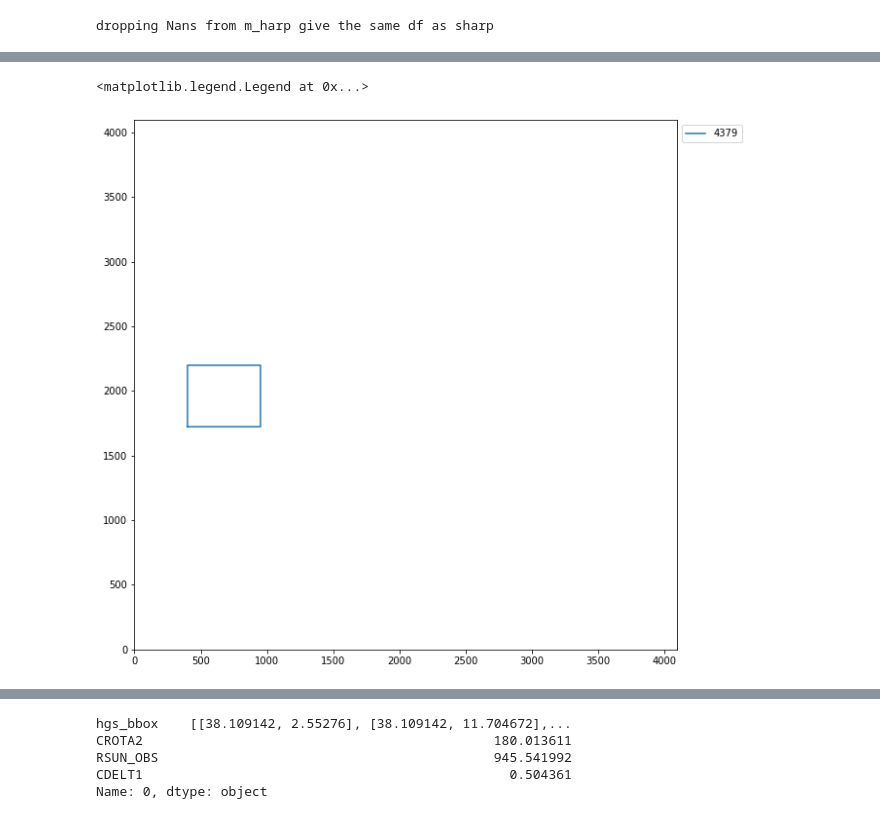
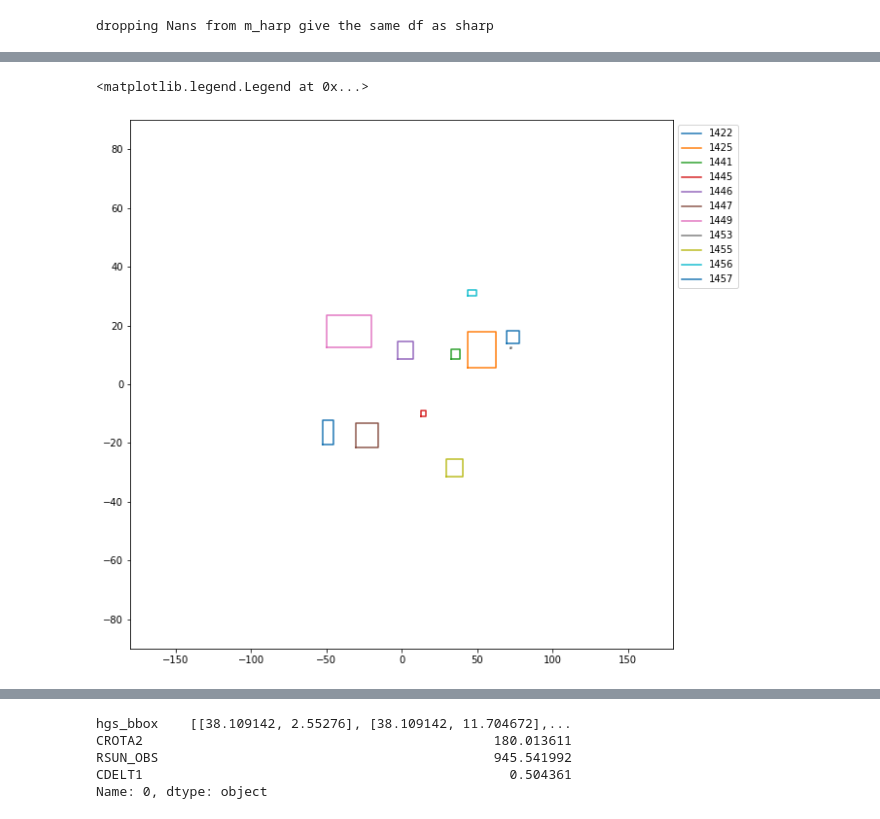
Before and after one commit to jpadial15/ALEXIS_pipeline, a Jupyter notebook: jupyter_notebooks/create_DRMS_HARP_db.ipynb, the cells around one changed output, grey strips where cells are left out. Drawn from its saved outputs; the diff is of its cells as text; code cells hidden in the pictures.

```diff
--- a/jupyter_notebooks/create_DRMS_HARP_db.ipynb
+++ b/jupyter_notebooks/create_DRMS_HARP_db.ipynb
@@ -289,5 +292,5 @@ keys_Mharp = 'AREA,CDELT1,CDELT2,CROTA2,CRPIX1,CRPIX2,CRSIZE1,CRSIZE2,DATE-OBS,H
 # %%
-keys_sharp = 'CDELT1,CDELT2,CROTA2,CRPIX1,CRPIX2,DATE-OBS,HARPNUM,T_FRST,T_FRST1,T_LAST,T_LAST1,T_OBS,NOAA_AR,NOAA_ARS,NOAA_NUM,LAT_MAX,LAT_MIN,LON_MAX,LON_MIN,ABSNJZH,AREA_ACR,TOTPOT,TOTUSJH,TOTUSJZ,SAVNCPP,USFLUX,MEANPOT,MEANGAM,MEANGBH,MEANALP,MEANGBT,MEANGBZ,MEANJZD,MEANJZH,MEANSHR,R_VALUE,SHRGT45'
+keys_sharp = 'IMCRPIX1,IMCRPIX2,AREA,CDELT1,CDELT2,CROTA2,CRPIX1,CRPIX2,CRSIZE1,CRSIZE2,DATE-OBS,HARPNUM,T_FRST,T_FRST1,T_LAST,T_LAST1,T_OBS,NOAA_AR,NOAA_ARS,NOAA_NUM,LAT_MAX,LAT_MIN,LON_MAX,LON_MIN,ABSNJZH,AREA_ACR,TOTPOT,TOTUSJH,TOTUSJZ,SAVNCPP,USFLUX,MEANPOT,MEANGAM,MEANGBH,MEANALP,MEANGBT,MEANGBZ,MEANJZD,MEANJZH,MEANSHR,R_VALUE,SHRGT45'
 # %%
 hmi_ar_query_df_sharp = client.query(jsoc_query_sharp, key= keys_sharp)
 hmi_ar_query_df_sharp
@@ -380,8 +388,6 @@ joined_sharp_mharp_df = join_dataframes(sharp_df, harp_df)
 joined_copy = joined_sharp_mharp_df.copy()
 
 joined_copy['hgs_bbox'] = [create_HGS_bbox(row) for row in joined_copy.itertuples()]
-
-joined_copy['pixel_bbox'] = [create_boundary_box_pixels(row) for row in joined_copy.itertuples()]
 # %%
 joined_date_time = convert_columns_to_python_datetime(joined_copy)
 # %%
@@ -406,0 +413,2 @@ joined_time_stamp
+# %%
+joined_time_stamp['pixel_bbox_hmi'] = [create_hmi_pix_bbox(row) for _,row in joined_time_stamp.iterrows()]
@@ -406,0 +417,25 @@ joined_time_stamp
+# %%
+import numpy as np
+import matplotlib.pyplot as plt
+
+fig = plt.figure(figsize = (10,10))
+ax = fig.add_subplot(111)
+
+ax.set_ylim(0,4096)
+ax.set_xlim(0,4096)
+
+for harp_num, group in joined_time_stamp.groupby(['HARPNUM']):
+
+
+    for _, row in group.iterrows():
+
+        # print(row['T_REC'])
+
+        array_bbox = np.array(row.pixel_bbox)
+
+        ax.plot(array_bbox[:,0], array_bbox[:,1], label = harp_num)
+
+# ax.legend(l/oc='upper left', bbox_to_anchor=(1, 1))
+
+# ax.scatter(x1,y1)
+# ax.scatter(x2,y2)
@@ -407,22 +445,24 @@ joined_time_stamp
 # %%
 import numpy as np
 import matplotlib.pyplot as plt
 
 fig = plt.figure(figsize = (10,10))
 ax = fig.add_subplot(111)
 
-ax.set_ylim(0,4096)
-ax.set_xlim(0,4096)
 
-for harp_num, group in joined_time_stamp[:1].groupby(['HARPNUM']):
+ax.set_ylim(-90,90)
+ax.set_xlim(-180,180)
 
-    for _, row in group.iloc[:1].iterrows():
 
-        array_bbox = np.array(row.pixel_bbox)
+for harp_num, group in joined_time_stamp.groupby(['HARPNUM']):
+
+    for _, row in group[:1].iterrows():
+
+        array_bbox = np.array(row.hgs_bbox)
 
         ax.plot(array_bbox[:,0], array_bbox[:,1], label = harp_num)
 
 ax.legend(loc='upper left', bbox_to_anchor=(1, 1))
 # %% [output]
 <matplotlib.legend.Legend at 0x...>
-[figure, old version]
+[figure, new version]
```
Also changed, not shown: parts of 45 cells of this notebook.
